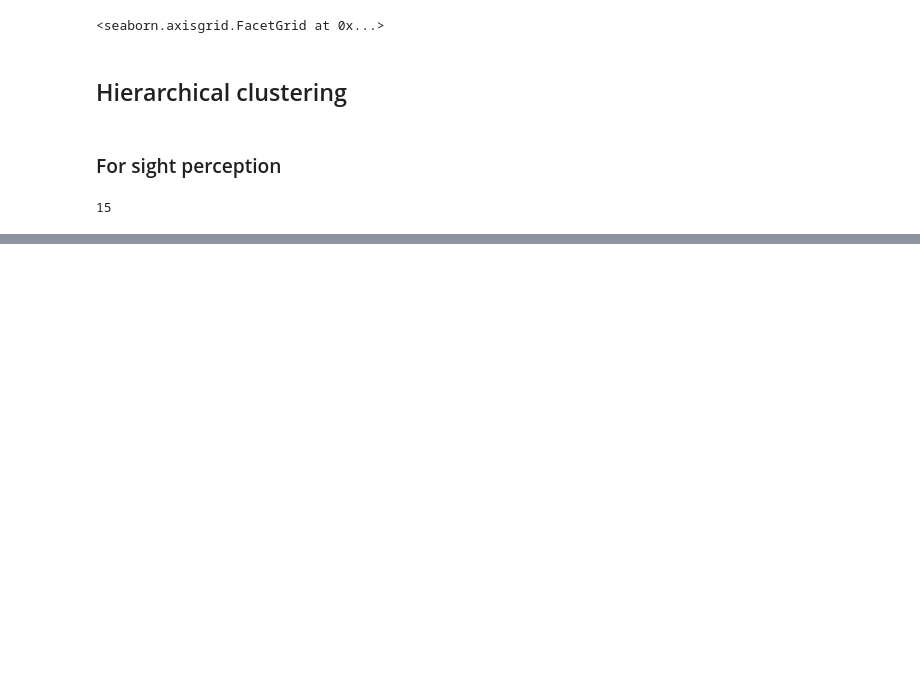
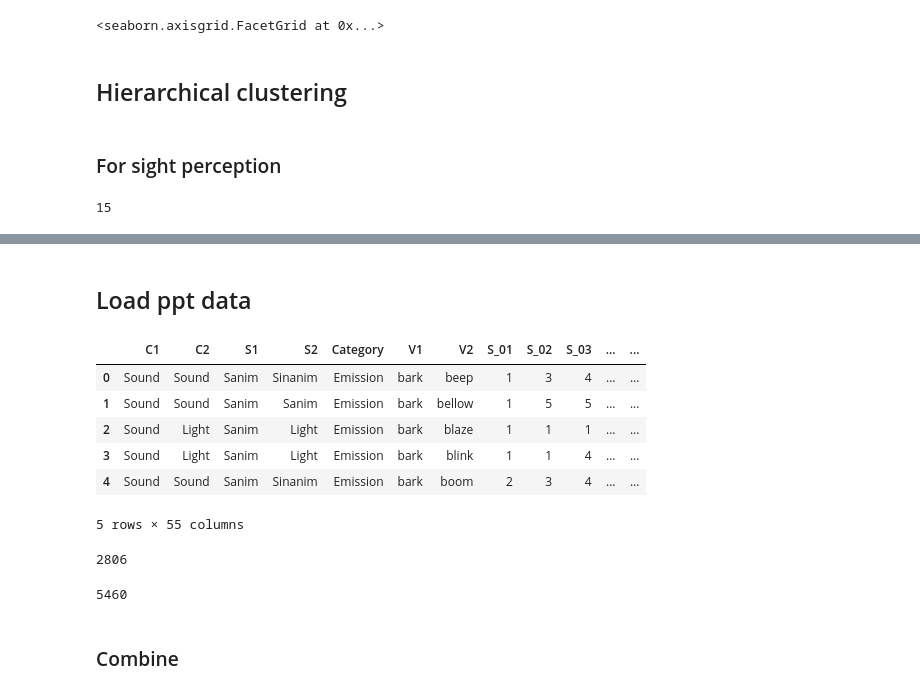
Before and after one commit to seantrott/abstract_concrete, a Jupyter notebook: exploring_embeddings_by_modality.ipynb, the cells around one changed output, grey strips where cells are left out. Saved outputs shown, nothing was run; the diff lists cells and outputs as text; code cells hidden in the pictures; blank space fills up the shorter version.

```diff
--- a/exploring_embeddings_by_modality.ipynb
+++ b/exploring_embeddings_by_modality.ipynb
@@ -121,0 +171,24 @@ dendrogram(linked,
+# %% [markdown]
+## Load ppt data
+# %%
+df_participant_judgments = pd.read_csv("data/datalong_CBSAMT.csv")
+# %%
+df_participant_judgments.head(5)
+# %% [output]
+|  | C1 | C2 | S1 | S2 | Category | V1 | V2 | S_01 | S_02 | S_03 | ... | ... |
+| 0 | Sound | Sound | Sanim | Sinanim | Emission | bark | beep | 1 | 3 | 4 | ... | ... |
+| 1 | Sound | Sound | Sanim | Sanim | Emission | bark | bellow | 1 | 5 | 5 | ... | ... |
+| 2 | Sound | Light | Sanim | Light | Emission | bark | blaze | 1 | 1 | 1 | ... | ... |
+| 3 | Sound | Light | Sanim | Light | Emission | bark | blink | 1 | 1 | 4 | ... | ... |
+| 4 | Sound | Sound | Sanim | Sinanim | Emission | bark | boom | 2 | 3 | 4 | ... | ... |
+5 rows × 55 columns
+# %%
+len(df_participant_judgments)
+# %% [output]
+2806
+# %%
+len(df_analysis)
+# %% [output]
+5460
+# %% [markdown]
+### Combine
```
Also changed, not shown: parts of 32 cells of this notebook.
